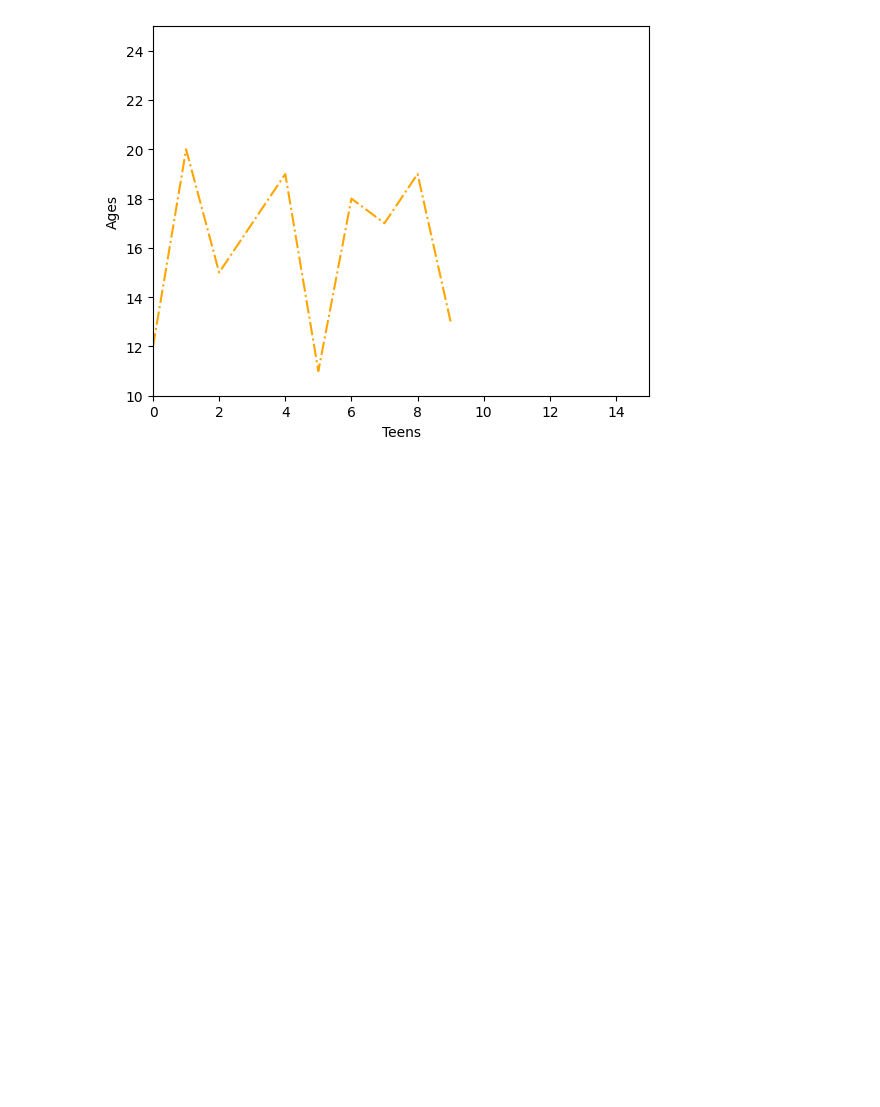
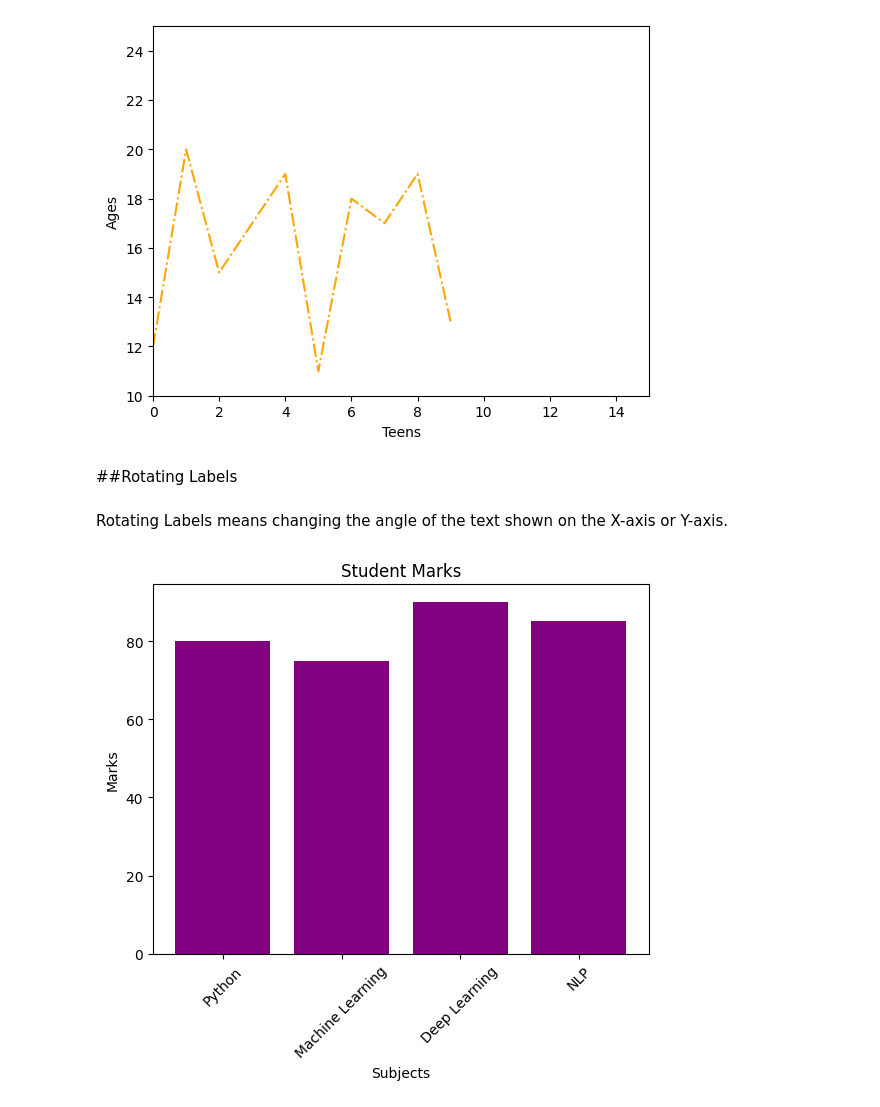
Before and after one commit to ftmshifa777/Matplotlib-Visualization, a Jupyter notebook: Matplotlib.ipynb, the cells around one changed output. Saved outputs shown, nothing was run; the diff lists cells and outputs as text; code cells hidden in the pictures; blank space fills up the shorter version.

```diff
--- a/Matplotlib.ipynb
+++ b/Matplotlib.ipynb
@@ -239,3 +238,22 @@ plt.ylabel("Ages")
 plt.show()
 # %% [output]
 [figure]
+# %% [markdown]
+##Rotating Labels
+# %% [markdown]
+Rotating Labels means changing the angle of the text shown on the X-axis or Y-axis.
+# %%
+subjects=["Python","Machine Learning","Deep Learning","NLP"]
+marks=[80,75,90,85]
+
+plt.bar(subjects, marks,color='purple')
+
+plt.xlabel("Subjects")
+plt.ylabel("Marks")
+plt.title("Student Marks")
+
+plt.xticks(rotation=45)
+
+plt.show()
+# %% [output]
+[figure, added]
```
Also changed, not shown: parts of 19 cells of this notebook.
